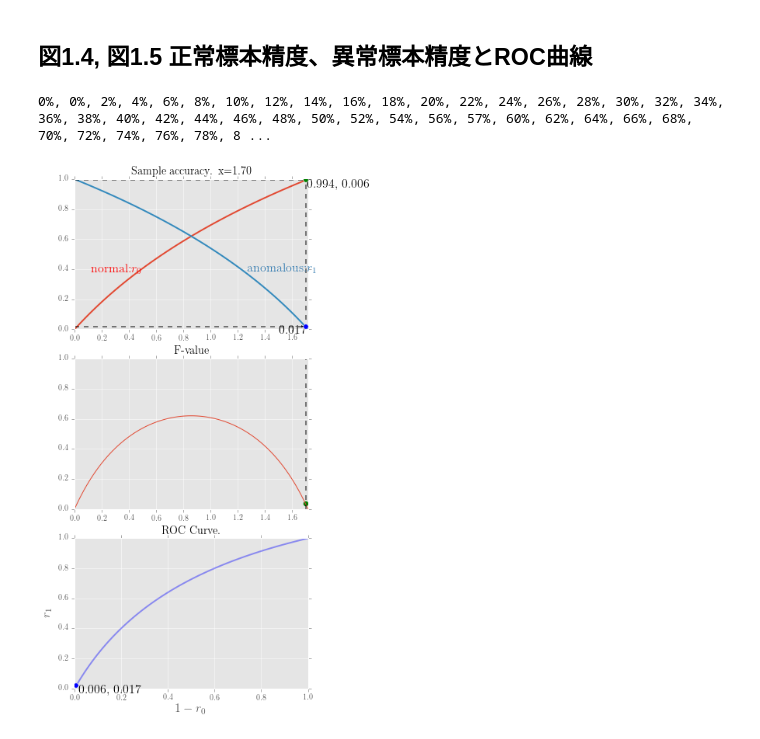
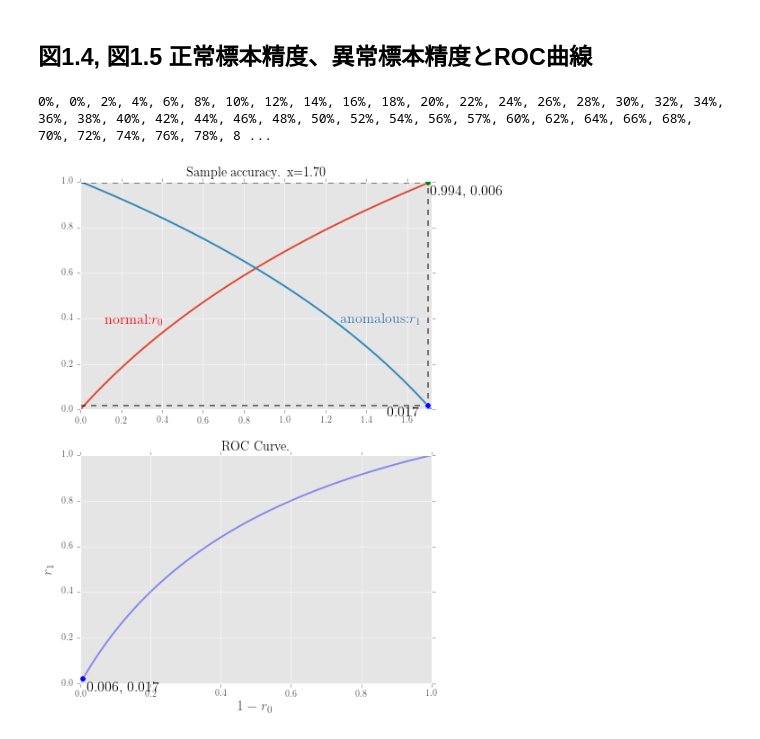
Before and after one commit to matsuken92/anomaly_detection_change_detection, a Jupyter notebook: anomal_detection_chap.01.ipynb, the cells around one changed output. Drawn from its saved outputs; the diff is of its cells as text; code cells hidden in the pictures.

```diff
--- a/anomal_detection_chap.01.ipynb
+++ b/anomal_detection_chap.01.ipynb
@@ -269,7 +270,7 @@ def animate(nframe):
     cx2 = np.log(np.e -xx)
 
     # 1つ目のグラフ描画 -----------------------
-    plt.subplot(311)
+    plt.subplot(211)
     plt.title("Sample accuracy. x={0:.2f}".format(xx[pos]))
     plt.xlim(xmin, xmax)
     plt.ylim(0,1)
@@ -282,48 +283,34 @@ def animate(nframe):
     plt.scatter(xx[pos],cx1[pos], c="g", s=40, zorder=100)
     plt.text(xx[pos]+.01,cx1[pos]-.05,"{0:.3f}, {1:.3f}".format(cx1[pos], 1-cx1[pos]), size=16)
     plt.scatter(xx[pos],cx2[pos], c="b", s=40, zorder=100)
     plt.text(xx[pos]-.20,cx2[pos]-.05,"{0:.3f}".format(cx2[pos]), size=16)
 
     # 点線の描画
     plt.plot([xx[pos], xx[pos]], [0,1], "k--", alpha=.5, lw=2 )
     plt.plot([0, xx[pos]], [cx1[pos],cx1[pos]], "k--", alpha=.5, lw=2 )
     plt.plot([0, xx[pos]], [cx2[pos],cx2[pos]], "k--", alpha=.5, lw=2 )
 
     plt.text(.12, .37, r"normal:$r_0$", color="r", size=16)
     plt.text(1.27, .37, r"anomalous:$r_1$", color="#2F79B0", size=16)
 
     # 2つ目のグラフ描画 -----------------------
-    plt.subplot(312)
-    plt.title("F-value")
-    plt.xlim(xmin, xmax)
-    plt.ylim(0,1)
-    F = 2*cx1*cx2/(cx1+cx2)
-    F_pos = 2*cx1[pos]*cx2[pos]/(cx1[pos]+cx2[pos])
-    plt.scatter(xx[pos], F_pos, c="g", alpha=1, s=50)
-    plt.plot(xx, F)
-    plt.plot([xx[pos], xx[pos]], [0,1], "k--", alpha=.5, lw=2 )
-    plt.tight_layout()
-
-    # 3つ目のグラフ描画 -----------------------
-    plt.subplot(313)
-
+    plt.subplot(212)
     plt.title("ROC Curve.")
     plt.xlim(0,1)
     plt.ylim(0,1)
 
     # 曲線と点の描画
     plt.plot(1-cx1, cx2, linewidth=2, color="b", alpha=.4)
     plt.scatter(1-cx1[pos],cx2[pos], c="b", s=40, zorder=100)
     plt.text(1-cx1[pos]+.01,cx2[pos]-.05, "{0:.3f}, {1:.3f}".format(1-cx1[pos], cx2[pos]), size=16)
 
     plt.xlabel(r"$1-r_0$", size=16)
     plt.ylabel(r"$r_1$", size=16)
-    plt.tight_layout()
 
 num_frame = 50
-fig = plt.figure(figsize=(5,10))
+fig = plt.figure(figsize=(7,10))
 anim = ani.FuncAnimation(fig, animate, frames=num_frame, blit=True)
-anim.save('ROC_curve2.gif', writer='imagemagick', fps=3, dpi=60)
+anim.save('ROC_curve2.gif', writer='imagemagick', fps=3, dpi=64)
 # %% [output]
 0%, 0%, 2%, 4%, 6%, 8%, 10%, 12%, 14%, 16%, 18%, 20%, 22%, 24%, 26%, 28%, 30%, 32%, 34%, 36%, 38%, 40%, 42%, 44%, 46%, 48%, 50%, 52%, 54%, 56%, 57%, 60%, 62%, 64%, 66%, 68%, 70%, 72%, 74%, 76%, 78%, 8 ...
-[figure, old version]
+[figure, new version]
```
Also changed, not shown: parts of 1 cell of this notebook.
